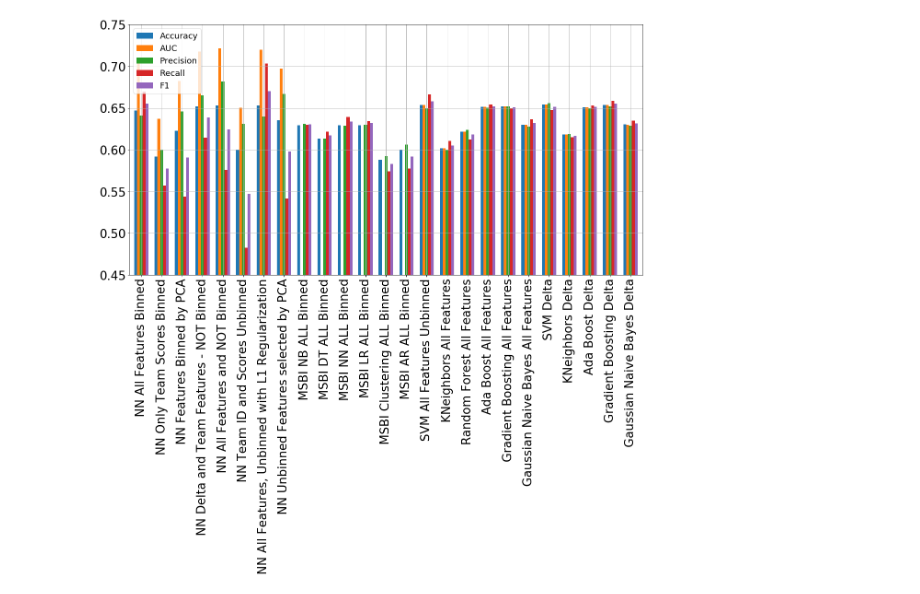
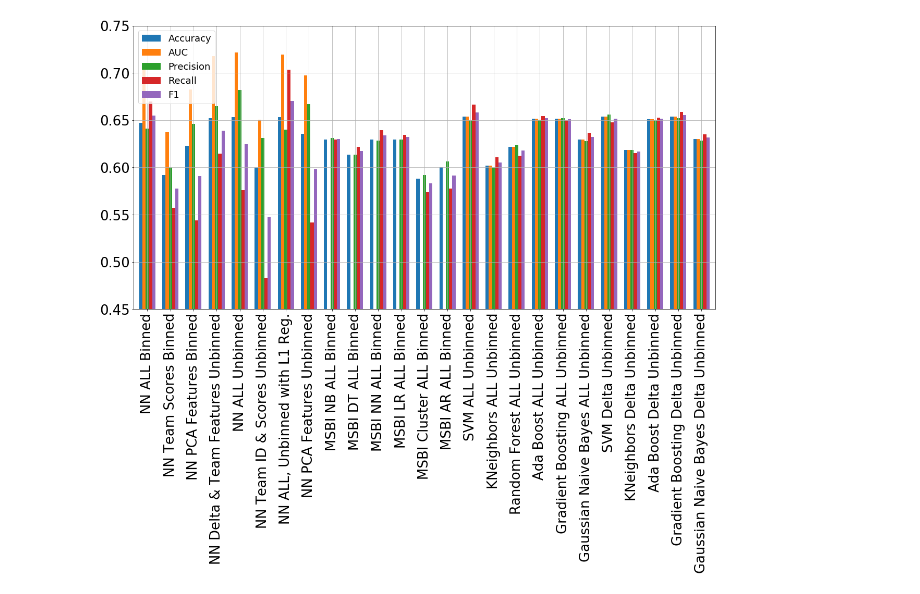
Before and after one commit to wamaithagitaka/CMPT491Group5, a Jupyter notebook: NCAA_Results.ipynb, the cells around one changed output. Drawn from its saved outputs; the diff is of its cells as text; code cells hidden in the pictures.

```diff
--- a/NCAA_Results.ipynb
+++ b/NCAA_Results.ipynb
@@ -6,44 +6,44 @@ import matplotlib.pyplot as plt
 def f1(Precision, Recall):
     return 2 * ((Precision * Recall)/(Precision + Recall))
 # %%
-clf_models = {'NN All Features Binned':[0.64701045, 0.7092022, 0.64105254, 0.6697415, f1(0.64105254, 0.6697415)],
-              'NN Only Team Scores Binned':[0.59201866, 0.6373043, 0.5994888, 0.55694586, f1(0.5994888, 0.55694586)],
-              'NN Features Binned by PCA':[0.62260014, 0.6824659, 0.6461204, 0.543794, f1(0.6461204, 0.543794)],
-              'NN Delta and Team Features - NOT Binned':[0.65208447, 0.7176101, 0.6650188, 0.6143027, f1(0.6650188, 0.6143027)],
-              'NN All Features and NOT Binned':[0.65322727, 0.7217171, 0.6818821, 0.57576036, f1(0.6818821, 0.57576036)],
-              'NN Team ID and Scores Unbinned':[0.59983546, 0.6505113, 0.6310135, 0.48278382, f1(0.6310135, 0.48278382)],
-              'NN All Features, Unbinned with L1 Regularization':[0.6533187, 0.7196746, 0.6398006, 0.7032606, f1(0.6398006, 0.7032606)],
-              'NN Unbinned Features selected by PCA':[0.63526237, 0.69714063, 0.6669665, 0.54178464, f1(0.6669665, 0.54178464)],
+clf_models = {'NN ALL Binned':[0.64701045, 0.7092022, 0.64105254, 0.6697415, f1(0.64105254, 0.6697415)],
+              'NN Team Scores Binned':[0.59201866, 0.6373043, 0.5994888, 0.55694586, f1(0.5994888, 0.55694586)],
+              'NN PCA Features Binned':[0.62260014, 0.6824659, 0.6461204, 0.543794, f1(0.6461204, 0.543794)],
+              'NN Delta & Team Features Unbinned':[0.65208447, 0.7176101, 0.6650188, 0.6143027, f1(0.6650188, 0.6143027)],
+              'NN ALL Unbinned':[0.65322727, 0.7217171, 0.6818821, 0.57576036, f1(0.6818821, 0.57576036)],
+              'NN Team ID & Scores Unbinned':[0.59983546, 0.6505113, 0.6310135, 0.48278382, f1(0.6310135, 0.48278382)],
+              'NN ALL, Unbinned with L1 Reg.':[0.6533187, 0.7196746, 0.6398006, 0.7032606, f1(0.6398006, 0.7032606)],
+              'NN PCA Features Unbinned':[0.63526237, 0.69714063, 0.6669665, 0.54178464, f1(0.6669665, 0.54178464)],
               'MSBI NB ALL Binned':[0.6293855472172488, 0, 0.6309061858023283, 0.6296127562642369, 0.630258807433588],
               'MSBI DT ALL Binned':[0.613462344291646, 0, 0.6131785847997004, 0.6217919514047077, 0.6174552309142318],
               'MSBI NN ALL Binned':[0.6295379223648623, 0, 0.6285735612450548, 0.6394077448747153, 0.6339443670719314],
               'MSBI LR ALL Binned':[0.6294236410041523, 0, 0.6297301371928238, 0.6343204252088079, 0.6320169465879861],
-              'MSBI Clustering ALL Binned':[0.5879395070663974, 0, 0.5921805218208885, 0.5738800303720577, 0.5828866694944665],
+              'MSBI Cluster ALL Binned':[0.5879395070663974, 0, 0.5921805218208885, 0.5738800303720577, 0.5828866694944665],
               'MSBI AR ALL Binned':[0.5999390499409546, 0, 0.606328710345927, 0.5776006074411542, 0.5916161144812567],
-              'SVM All Features Unbinned': [0.6537, 0.6537, 0.6497, 0.6662, 0.6579],
-              'KNeighbors All Features': [0.6016, 0.6016, 0.5995, 0.6108, 0.6051],
-              'Random Forest All Features': [0.6218, 0.6218, 0.6238, 0.6125, 0.6181],
-              'Ada Boost All Features': [0.6514, 0.6514, 0.6502, 0.6541, 0.6522],
-              'Gradient Boosting All Features': [0.6517, 0.6517, 0.6519, 0.65, 0.6509],
-              'Gaussian Naive Bayes All Features': [0.6297, 0.6297, 0.6276, 0.6365, 0.632],
-              'SVM Delta': [0.654, 0.654, 0.6557, 0.6475, 0.6516],
-              'KNeighbors Delta': [0.6182, 0.6182, 0.6186, 0.6152, 0.6169],
-              'Ada Boost Delta': [0.6508, 0.6508, 0.6499, 0.6528, 0.6514],
-              'Gradient Boosting Delta': [0.6537, 0.6537, 0.6519, 0.6587, 0.6553],
-              'Gaussian Naive Bayes Delta': [0.6302, 0.6301, 0.6286, 0.6351, 0.6318]
+              'SVM ALL Unbinned': [0.6537, 0.6537, 0.6497, 0.6662, 0.6579],
+              'KNeighbors ALL Unbinned': [0.6016, 0.6016, 0.5995, 0.6108, 0.6051],
+              'Random Forest ALL Unbinned': [0.6218, 0.6218, 0.6238, 0.6125, 0.6181],
+              'Ada Boost ALL Unbinned': [0.6514, 0.6514, 0.6502, 0.6541, 0.6522],
+              'Gradient Boosting ALL Unbinned': [0.6517, 0.6517, 0.6519, 0.65, 0.6509],
+              'Gaussian Naive Bayes ALL Unbinned': [0.6297, 0.6297, 0.6276, 0.6365, 0.632],
+              'SVM Delta Unbinned': [0.654, 0.654, 0.6557, 0.6475, 0.6516],
+              'KNeighbors Delta Unbinned': [0.6182, 0.6182, 0.6186, 0.6152, 0.6169],
+              'Ada Boost Delta Unbinned': [0.6508, 0.6508, 0.6499, 0.6528, 0.6514],
+              'Gradient Boosting Delta Unbinned': [0.6537, 0.6537, 0.6519, 0.6587, 0.6553],
+              'Gaussian Naive Bayes Delta Unbinned': [0.6302, 0.6301, 0.6286, 0.6351, 0.6318]
              }
 
 df = pd.DataFrame(clf_models.values(), columns=['Accuracy', 'AUC', 'Precision', 'Recall', 'F1'], index= clf_models.keys())
 df.plot.bar(ylim=(0.45,0.75), figsize=(20,10),width=0.70, rot=0)
 plt.grid(zorder=0)
 plt.legend(loc='lower left')#, bbox_to_anchor=(0, 0.5))
 plt.tick_params(axis='x', labelsize=26)
 plt.tick_params(axis='y', labelsize=26)
 plt.legend(loc=2, prop={'size': 18})
 plt.xticks(rotation=90)
 plt.show()
 # %% [output]
-[figure, old version]
+[figure, new version]
 # %%
 # Use to calculate results if needed
 def pred(TP,FP,FN,TN):
```
Also changed, not shown: parts of 5 cells of this notebook.
